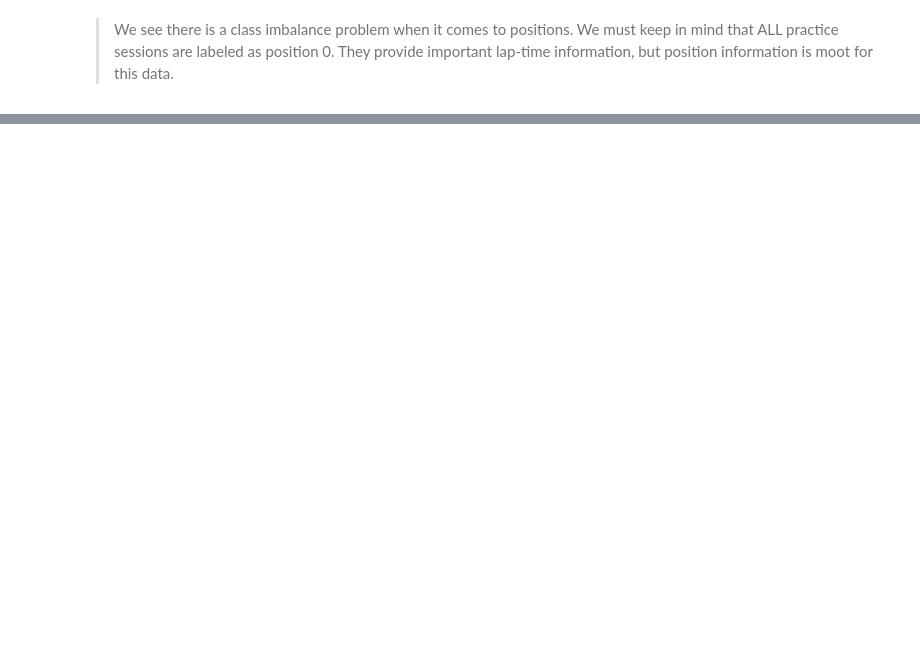
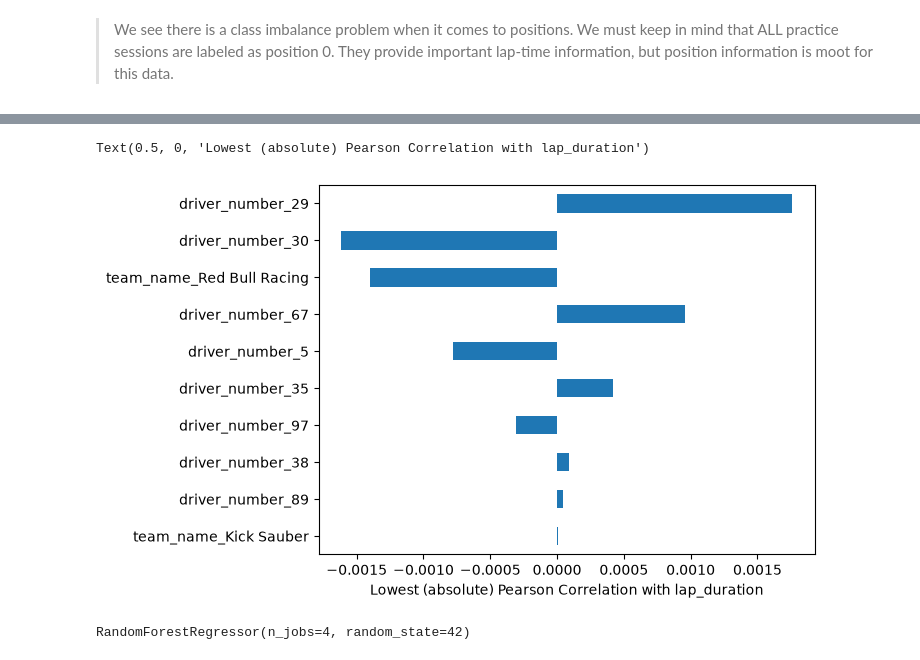
Before and after one commit to Sean-Staszewski/F1-Grand-Prix-Predictor, a Jupyter notebook: RandomForest.ipynb, the cells around one changed output, grey strips where cells are left out. Cells and saved outputs as stored; diff of their text form; code cells hidden in the pictures; blank space fills up the shorter version.

```diff
--- a/RandomForest.ipynb
+++ b/RandomForest.ipynb
@@ -96,0 +149,6 @@ Name: count, dtype: int64
+# %%
+plot = results.sort_values(key=abs, ascending=True).head(10).plot(kind="barh")
+plt.xlabel("Lowest (absolute) Pearson Correlation with lap_duration")
+# %% [output]
+Text(0.5, 0, 'Lowest (absolute) Pearson Correlation with lap_duration')
+[figure, added]
@@ -137,2 +188,5 @@ y_test_racing = y_test_racing.drop(columns=["session_type_Practice", "session_ty
 # %%
-rf_model = RandomForestRegressor(n_estimators=100, random_state=42)
+rf_model = RandomForestRegressor(n_estimators=100, random_state=42, n_jobs=4)
+rf_model.fit(X_train, y_train)
+# %% [output]
+RandomForestRegressor(n_jobs=4, random_state=42)
```
Also changed, not shown: parts of 23 cells of this notebook.
